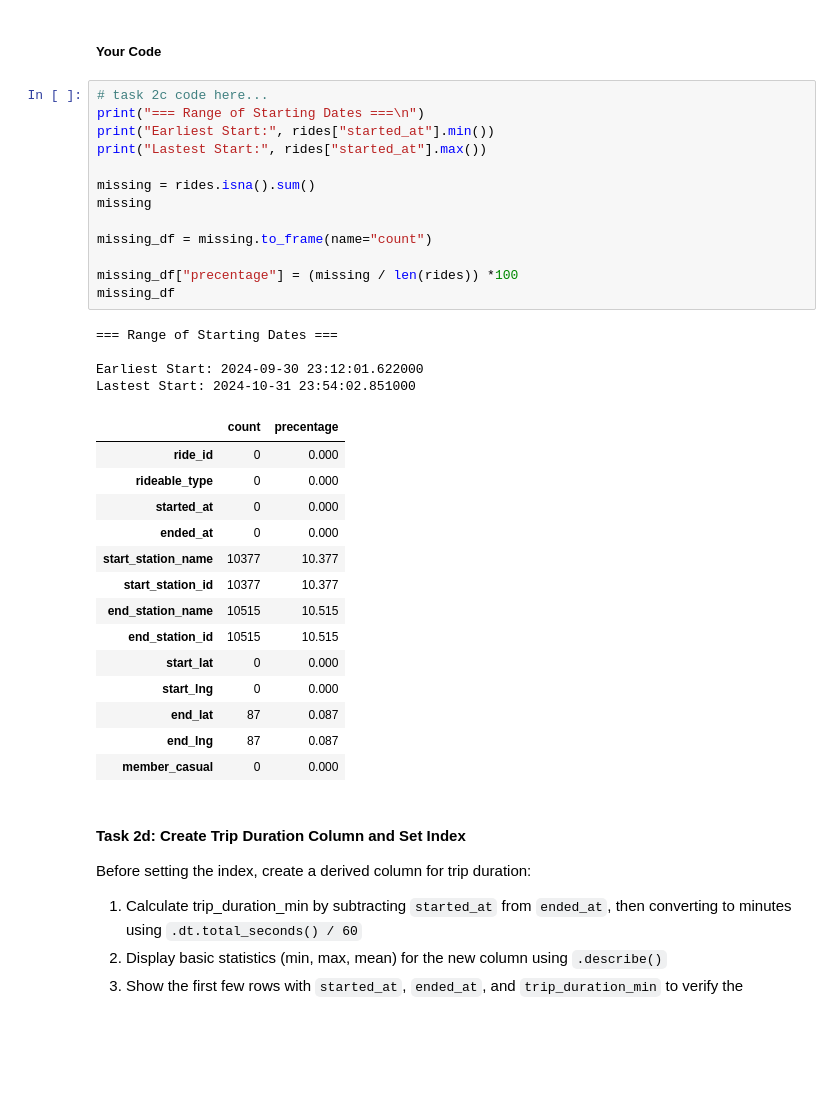
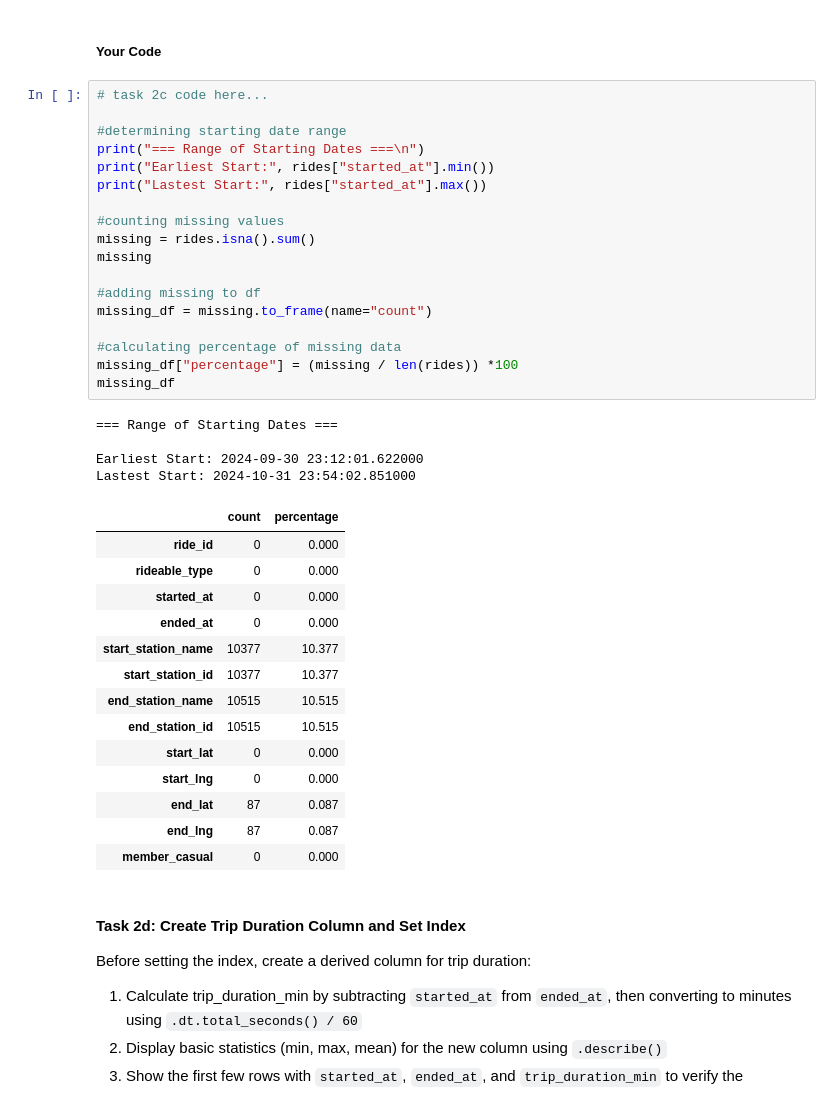
Before and after one commit to AbbyTucker0114/py4eda-work, a Jupyter notebook: homework/hw3b.ipynb, the cells around one changed output. Drawn from its saved outputs; the diff is of its cells as text; blank space fills up the shorter version.

```diff
--- a/homework/hw3b.ipynb
+++ b/homework/hw3b.ipynb
@@ -355,23 +361,28 @@ Using the `rides` DataFrame from Task 2b:
 ##### Your Code
 # %%
 # task 2c code here...
+
+#determining starting date range
 print("=== Range of Starting Dates ===\n")
 print("Earliest Start:", rides["started_at"].min())
 print("Lastest Start:", rides["started_at"].max())
 
+#counting missing values
 missing = rides.isna().sum()
 missing
 
+#adding missing to df
 missing_df = missing.to_frame(name="count")
 
-missing_df["precentage"] = (missing / len(rides)) *100
+#calculating percentage of missing data
+missing_df["percentage"] = (missing / len(rides)) *100
 missing_df
 # %% [output]
 === Range of Starting Dates ===
 
 Earliest Start: 2024-09-30 23:12:01.622000
 Lastest Start: 2024-10-31 23:54:02.851000
-|  | count | precentage |
+|  | count | percentage |
 | ride_id | 0 | 0.000 |
 | rideable_type | 0 | 0.000 |
 | started_at | 0 | 0.000 |
```
Also changed, not shown: parts of 14 cells of this notebook.
